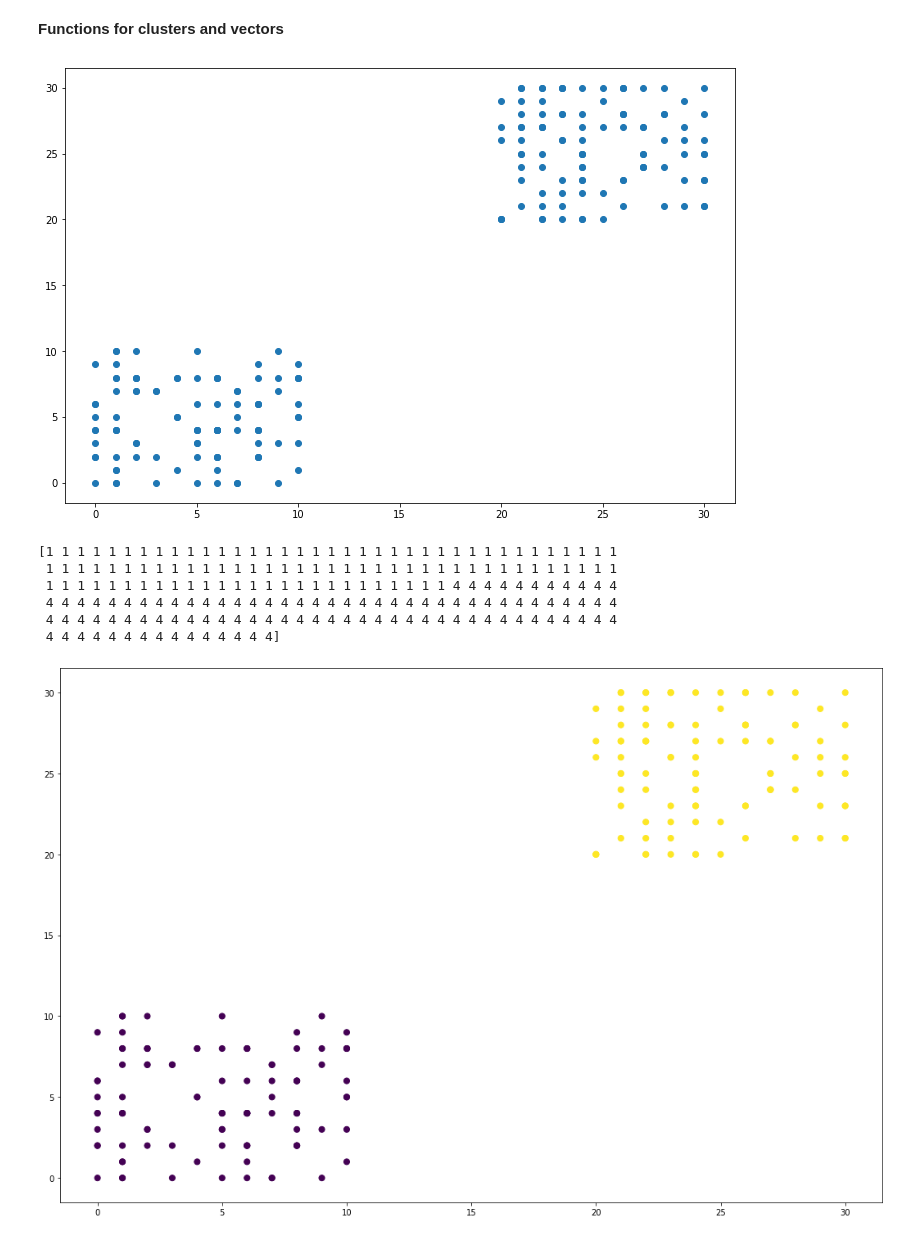
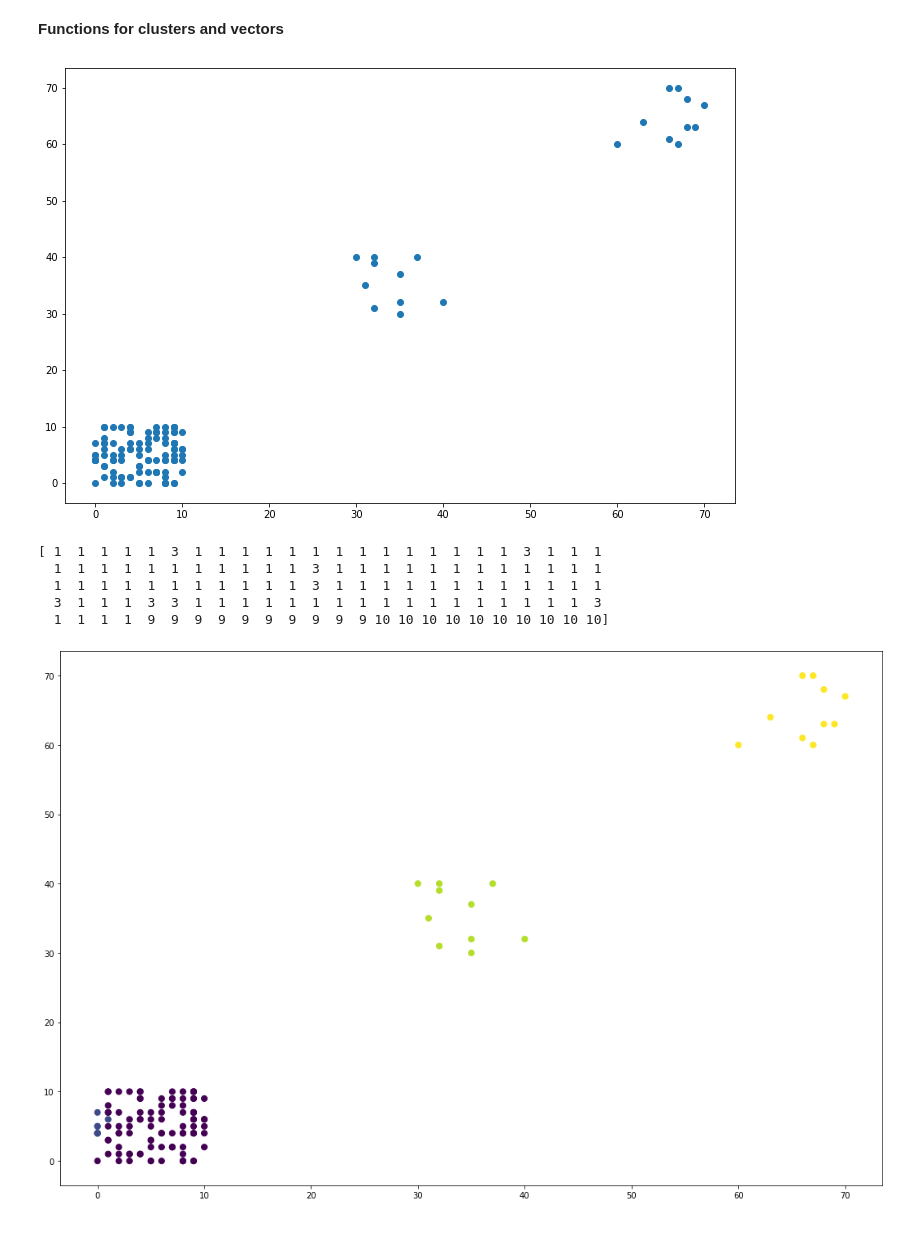
Before and after one commit to MrPlotva/Time-Series, a Jupyter notebook: wishart.ipynb, the cells around one changed output. Drawn from its saved outputs; the diff is of its cells as text; code cells hidden in the pictures.

```diff
--- a/wishart.ipynb
+++ b/wishart.ipynb
@@ -132,31 +139,30 @@ class Wishart:
 # %%
-x = [randint(0, 10) for i in range(100)] + [randint(20, 30) for i in range(100)]
-y = [randint(0, 10) for i in range(100)] + [randint(20, 30) for i in range(100)]
+x = [randint(0, 10) for i in range(100)] + [randint(30, 40) for i in range(10)] + [randint(60, 70) for i in range(10)]
+y = [randint(0, 10) for i in range(100)] + [randint(30, 40) for i in range(10)] + [randint(60, 70) for i in range(10)]
 
 plt.figure(figsize=(12, 8))
 plt.scatter(x, y)
 plt.show()
 # %% [output]
-[figure, old version]
+[figure, new version]
 # %%
-wishart = Wishart(11, 10)
+wishart = Wishart(7, 0.2)
 # w = wishart.fit([[0, 1], [2, 3], [3, 5], [4, 2]])
-w = wishart.fit(list(zip(x, y)))
+labels = wishart.fit(list(zip(x, y)))
 # plt.figure(figsize=(12, 8))
-print(w)
+print(labels)
 # plt.scatter(x, y, w)
 # plt.text(x[0],y[0],w[0], ha="center", va="center")
 # for i in range(2):
 fig = plt.figure(figsize=(18, 12))
 ax = fig.add_subplot(111)
-scatter = ax.scatter(x,y,c=w,s=50)
+scatter = ax.scatter(x,y,c=labels,s=50)
 #     plt.text(x[i],y[i],w[i], ha="center", va="center")
 fig.show()
 # %% [output]
-[1 1 1 1 1 1 1 1 1 1 1 1 1 1 1 1 1 1 1 1 1 1 1 1 1 1 1 1 1 1 1 1 1 1 1 1 1
- 1 1 1 1 1 1 1 1 1 1 1 1 1 1 1 1 1 1 1 1 1 1 1 1 1 1 1 1 1 1 1 1 1 1 1 1 1
- 1 1 1 1 1 1 1 1 1 1 1 1 1 1 1 1 1 1 1 1 1 1 1 1 1 1 4 4 4 4 4 4 4 4 4 4 4
- 4 4 4 4 4 4 4 4 4 4 4 4 4 4 4 4 4 4 4 4 4 4 4 4 4 4 4 4 4 4 4 4 4 4 4 4 4
- 4 4 4 4 4 4 4 4 4 4 4 4 4 4 4 4 4 4 4 4 4 4 4 4 4 4 4 4 4 4 4 4 4 4 4 4 4
- 4 4 4 4 4 4 4 4 4 4 4 4 4 4 4]
+[ 1  1  1  1  1  3  1  1  1  1  1  1  1  1  1  1  1  1  1  1  3  1  1  1
+  1  1  1  1  1  1  1  1  1  1  1  3  1  1  1  1  1  1  1  1  1  1  1  1
+  1  1  1  1  1  1  1  1  1  1  1  3  1  1  1  1  1  1  1  1  1  1  1  1
+  3  1  1  1  3  3  1  1  1  1  1  1  1  1  1  1  1  1  1  1  1  1  1  3
+  1  1  1  1  9  9  9  9  9  9  9  9  9  9 10 10 10 10 10 10 10 10 10 10]
-[figure, old version]
+[figure, new version]
```
Also changed, not shown: parts of 12 cells of this notebook, 1 other file.
